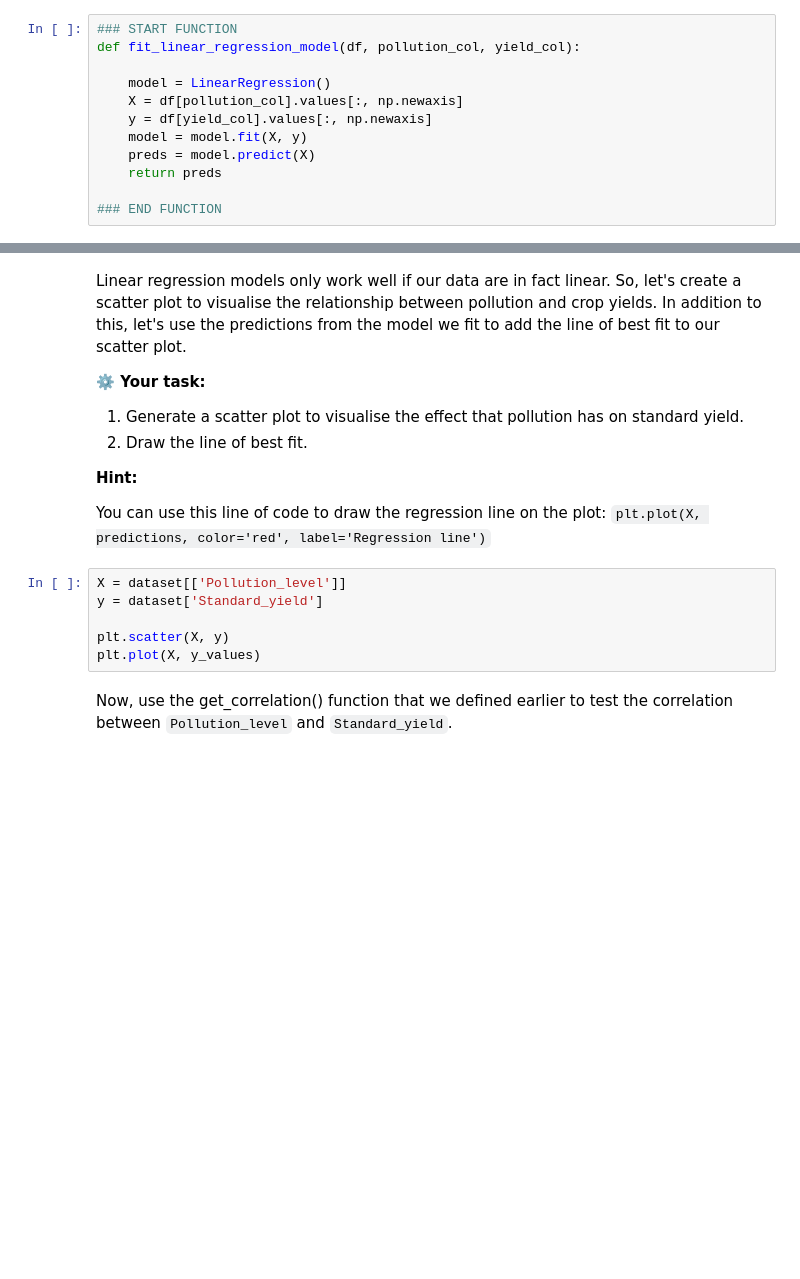
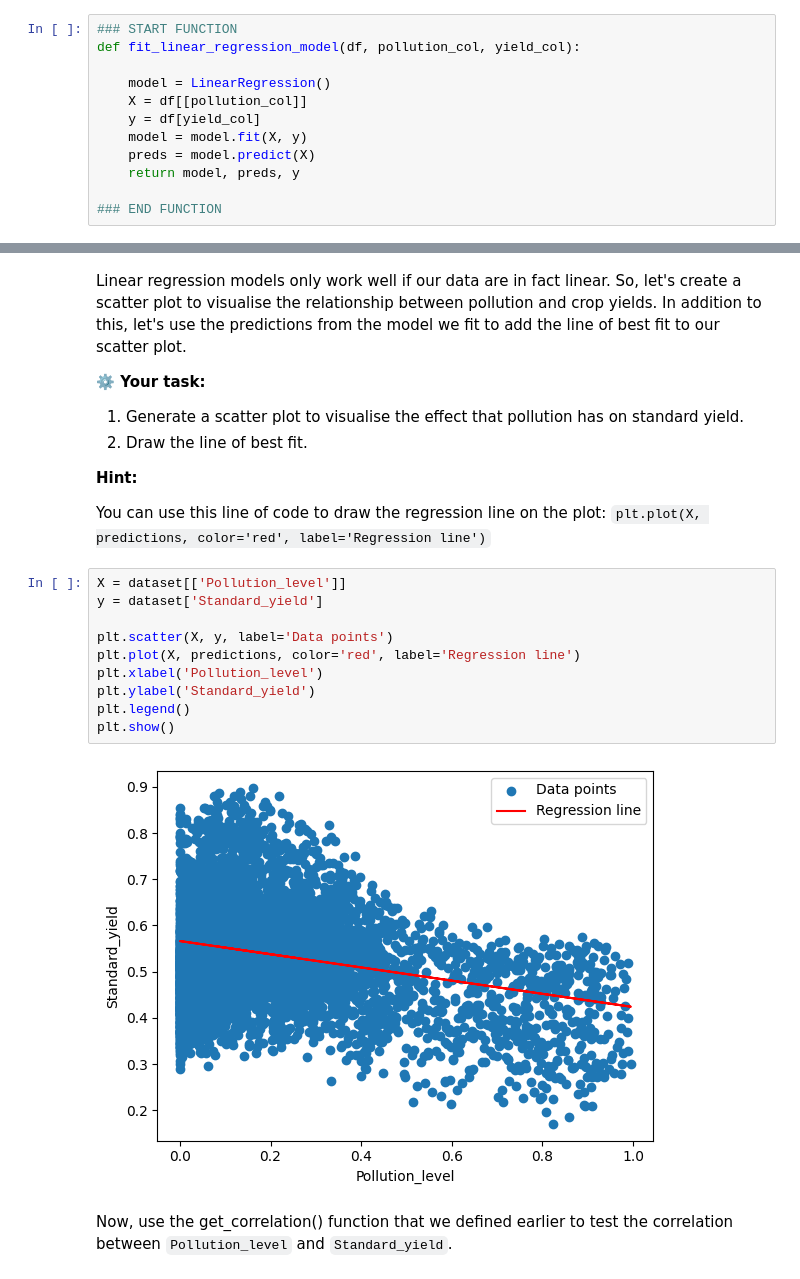
Before and after one commit to Morris-mk/ExploreAI_Linear_Regression, a Jupyter notebook: 1. Simple_Linear_regression_Code_challenge.ipynb, the cells around one changed output, grey strips where cells are left out. Cells and saved outputs as stored; diff of their text form; blank space fills up the shorter version.

```diff
--- a/1. Simple_Linear_regression_Code_challenge.ipynb
+++ b/1. Simple_Linear_regression_Code_challenge.ipynb
@@ -296,11 +298,11 @@ from sklearn.linear_model import LinearRegression
 def fit_linear_regression_model(df, pollution_col, yield_col):
 
     model = LinearRegression()
-    X = df[pollution_col].values[:, np.newaxis]
-    y = df[yield_col].values[:, np.newaxis]
+    X = df[[pollution_col]]
+    y = df[yield_col]
     model = model.fit(X, y)
     preds = model.predict(X)
-    return preds
+    return model, preds, y
 
 ### END FUNCTION
 # %% [markdown]
@@ -334,9 +349,15 @@ You can use this line of code to draw the regression line on the plot:
 # %%
 X = dataset[['Pollution_level']]
 y = dataset['Standard_yield']
 
-plt.scatter(X, y)
-plt.plot(X, y_values)
+plt.scatter(X, y, label='Data points')
+plt.plot(X, predictions, color='red', label='Regression line')
+plt.xlabel('Pollution_level')
+plt.ylabel('Standard_yield')
+plt.legend()
+plt.show()
+# %% [output]
+[figure, added]
 # %% [markdown]
 Now, use the get_correlation() function that we defined earlier to test the correlation between `Pollution_level` and `Standard_yield`.
 # %%
```
Also changed, not shown: parts of 20 cells of this notebook, 1 other file.
